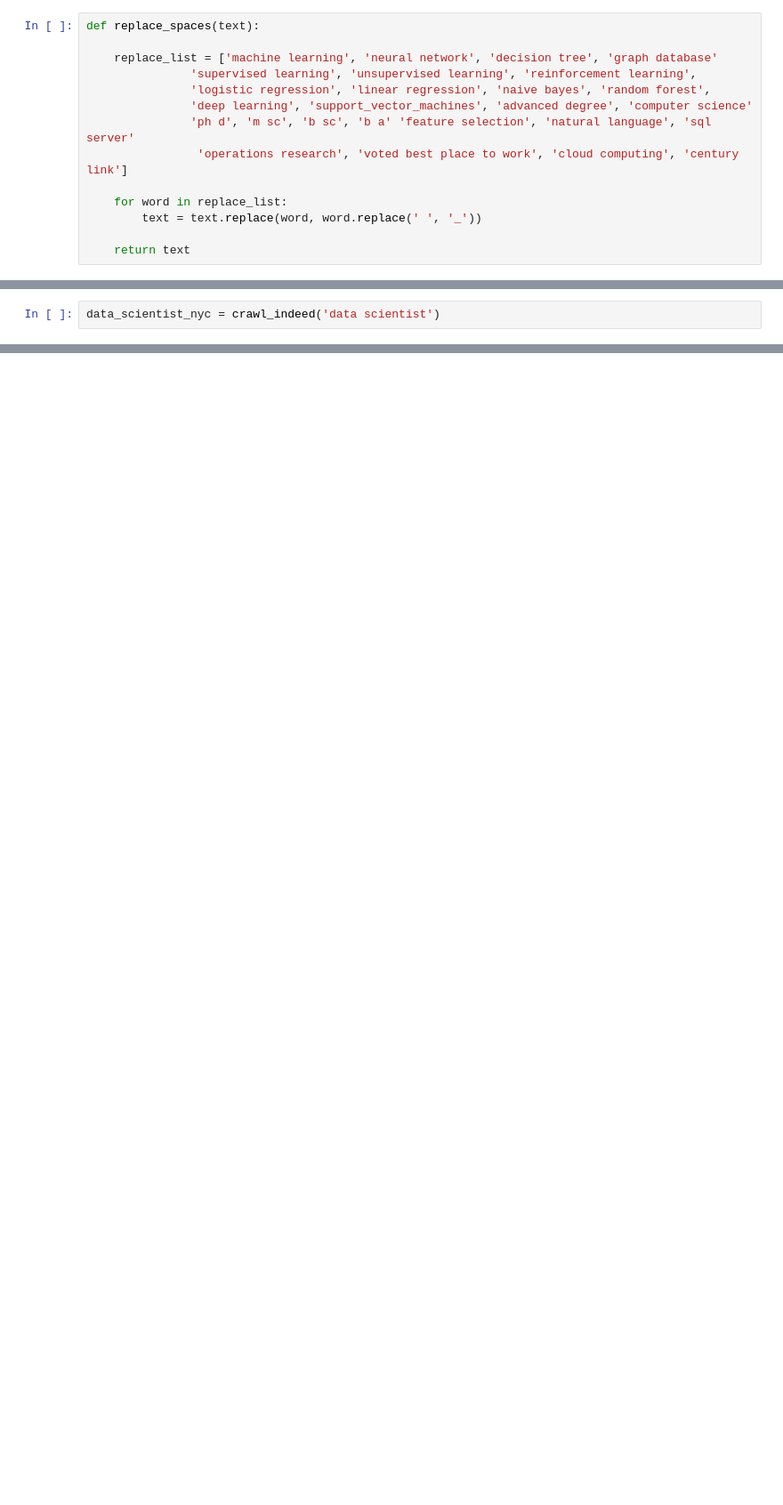
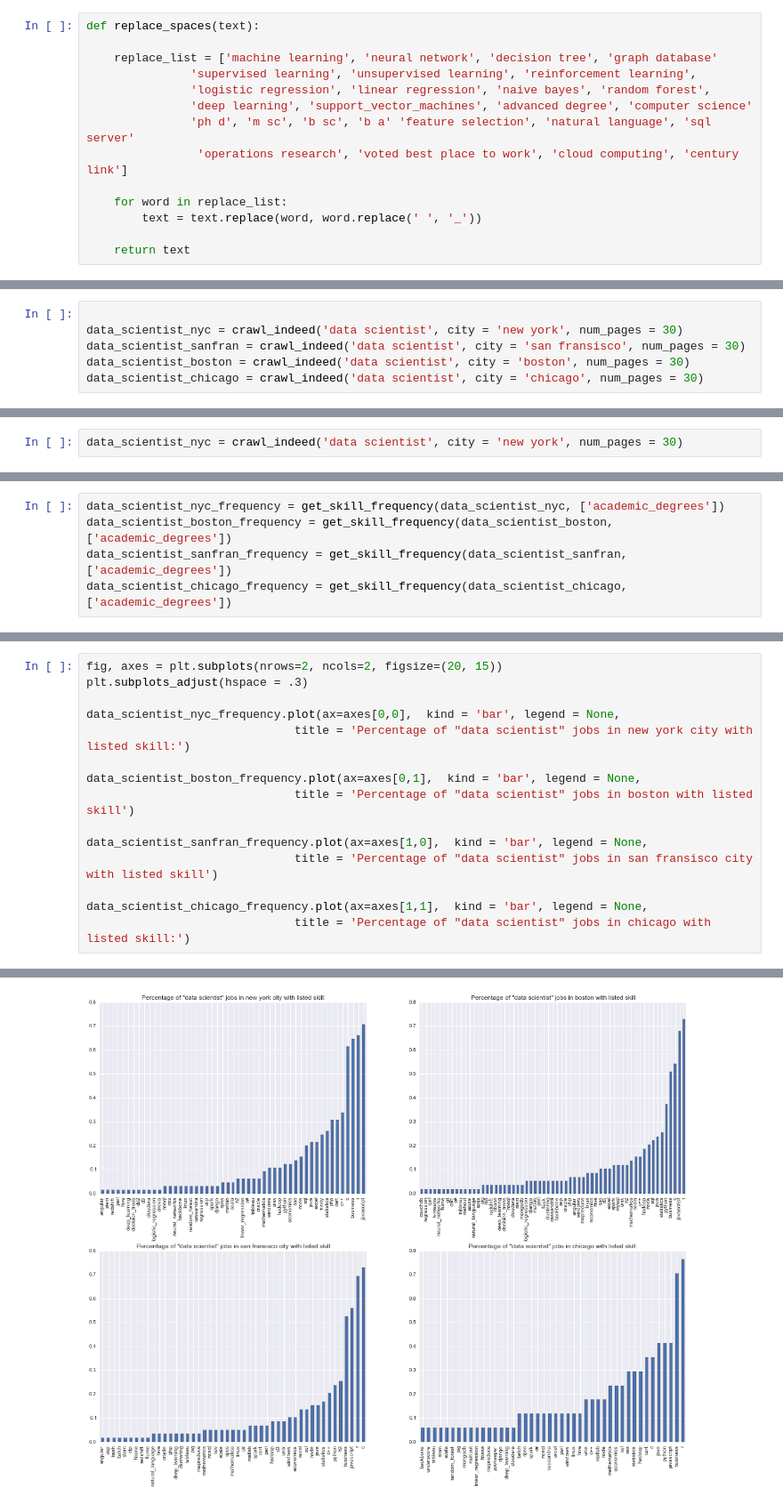
Before and after one commit to tamirbennatan/data_science_skills_analysis, a Jupyter notebook: Data Science Skills Analysis.ipynb, the cells around one changed output, grey strips where cells are left out. Shown at 89% size. Saved outputs shown, nothing was run; the diff lists cells and outputs as text; blank space fills up the shorter version.

```diff
--- a/Data Science Skills Analysis.ipynb
+++ b/Data Science Skills Analysis.ipynb
@@ -217,0 +224,6 @@ def crawl_indeed(query, city = "", experience_level = "", num_pages = 10):
+# %%
+
+data_scientist_nyc = crawl_indeed('data scientist', city = 'new york', num_pages = 30)
+data_scientist_sanfran = crawl_indeed('data scientist', city = 'san fransisco', num_pages = 30)
+data_scientist_boston = crawl_indeed('data scientist', city = 'boston', num_pages = 30)
+data_scientist_chicago = crawl_indeed('data scientist', city = 'chicago', num_pages = 30)
@@ -218,2 +236,2 @@ def crawl_indeed(query, city = "", experience_level = "", num_pages = 10):
 # %%
-data_scientist_nyc = crawl_indeed('data scientist')
+data_scientist_nyc = crawl_indeed('data scientist', city = 'new york', num_pages = 30)
@@ -287,0 +284,5 @@ data_scientist_nyc_frequency.plot( kind = 'bar', legend = None,
+# %%
+data_scientist_nyc_frequency = get_skill_frequency(data_scientist_nyc, ['academic_degrees'])
+data_scientist_boston_frequency = get_skill_frequency(data_scientist_boston, ['academic_degrees'])
+data_scientist_sanfran_frequency = get_skill_frequency(data_scientist_sanfran, ['academic_degrees'])
+data_scientist_chicago_frequency = get_skill_frequency(data_scientist_chicago, ['academic_degrees'])
@@ -287,0 +308,16 @@ data_scientist_nyc_frequency.plot( kind = 'bar', legend = None,
+# %%
+fig, axes = plt.subplots(nrows=2, ncols=2, figsize=(20, 15))
+plt.subplots_adjust(hspace = .3)
+
+data_scientist_nyc_frequency.plot(ax=axes[0,0],  kind = 'bar', legend = None,
+                              title = 'Percentage of "data scientist" jobs in new york city with listed skill:')
+
+data_scientist_boston_frequency.plot(ax=axes[0,1],  kind = 'bar', legend = None,
+                              title = 'Percentage of "data scientist" jobs in boston with listed skill')
+
+data_scientist_sanfran_frequency.plot(ax=axes[1,0],  kind = 'bar', legend = None,
+                              title = 'Percentage of "data scientist" jobs in san fransisco city with listed skill')
+
+data_scientist_chicago_frequency.plot(ax=axes[1,1],  kind = 'bar', legend = None,
+                              title = 'Percentage of "data scientist" jobs in chicago with listed skill:')
+# %% [output]
@@ -287,0 +325 @@ data_scientist_nyc_frequency.plot( kind = 'bar', legend = None,
+[figure, added]
```
Also changed, not shown: parts of 20 cells of this notebook.
